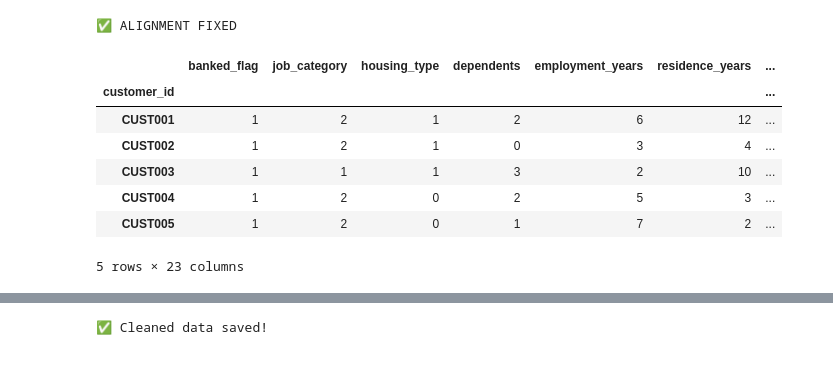
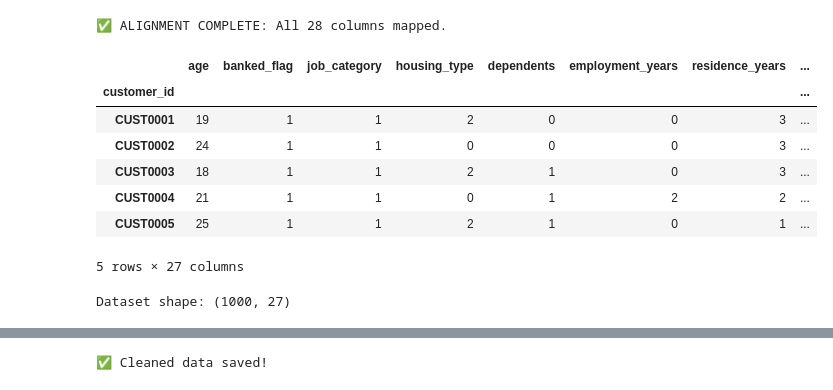
Before and after one commit to sourav689/AI-Credit-Scoring-System, a Jupyter notebook: notebooks/credit_scoring.ipynb, the cells around one changed output, grey strips where cells are left out. Drawn from its saved outputs; the diff is of its cells as text; code cells hidden in the pictures.

```diff
--- a/notebooks/credit_scoring.ipynb
+++ b/notebooks/credit_scoring.ipynb
@@ -1,49 +1,47 @@
 # %%
 import pandas as pd
 from sklearn.preprocessing import LabelEncoder
 
 try:
     df = pd.read_csv('../data/raw/credit_risk_dataset_v1.csv')
 
-    # 1. FIX THE NAMES: Mapping names to the actual content seen in your screenshot
-    # Column 0: customer_id
-    # Column 1: banked_flag
-    # Column 2: job_category
-    # Column 3: housing_type (this is where 'own', 'free' are)
-
+    # Updated mapping with all 28 columns (added: age, purpose)
     df.columns = [
-        'customer_id', 'banked_flag', 'job_category', 'housing_type', 'dependents',
+        'customer_id', 'age', 'banked_flag', 'job_category', 'housing_type', 'dependents',
         'employment_years', 'residence_years', 'loan_amount', 'duration_months',
         'interest_rate', 'existing_monthly_obligation', 'average_monthly_inflow',
         'average_monthly_outflow', 'emi', 'net_monthly_surplus', 'emi_coverage_ratio',
         'loan_to_income_ratio', 'existing_obligation_ratio', 'dependent_ratio',
         'employment_stability_score', 'income_variance_index', 'residence_stability_score',
-        'digital_behavior_score', 'credit_risk'
+        'digital_behavior_score', 'location_type', 'digital_risk_score', 'purpose', 'credit_risk'
     ]
 
-    # 2. ENCODE THE CORRECT COLUMN
+    # 1. ENCODE CATEGORICAL DATA
     le = LabelEncoder()
     df['housing_type'] = le.fit_transform(df['housing_type'].astype(str))
+    df['location_type'] = le.fit_transform(df['location_type'].astype(str))
 
-    # 3. CLEANUP
+    # 2. CLEANUP & TYPE CASTING
     df.set_index('customer_id', inplace=True)
     df = df.apply(pd.to_numeric, errors='coerce').fillna(0)
 
-    print("✅ ALIGNMENT FIXED")
+    print("✅ ALIGNMENT COMPLETE: All 28 columns mapped.")
     display(df.head())
+    print(f"Dataset shape: {df.shape}")
 
 except Exception as e:
     print(f"❌ Error: {e}")
 # %% [output]
-✅ ALIGNMENT FIXED
+✅ ALIGNMENT COMPLETE: All 28 columns mapped.
-|  | banked_flag | job_category | housing_type | dependents | employment_years | residence_years | ... |
-| customer_id |  |  |  |  |  |  | ... |
-| CUST001 | 1 | 2 | 1 | 2 | 6 | 12 | ... |
-| CUST002 | 1 | 2 | 1 | 0 | 3 | 4 | ... |
-| CUST003 | 1 | 1 | 1 | 3 | 2 | 10 | ... |
-| CUST004 | 1 | 2 | 0 | 2 | 5 | 3 | ... |
-| CUST005 | 1 | 2 | 0 | 1 | 7 | 2 | ... |
+|  | age | banked_flag | job_category | housing_type | dependents | employment_years | residence_years | ... |
+| customer_id |  |  |  |  |  |  |  | ... |
+| CUST0001 | 19 | 1 | 1 | 2 | 0 | 0 | 3 | ... |
+| CUST0002 | 24 | 1 | 1 | 0 | 0 | 0 | 3 | ... |
+| CUST0003 | 18 | 1 | 1 | 2 | 1 | 0 | 3 | ... |
+| CUST0004 | 21 | 1 | 1 | 0 | 1 | 2 | 2 | ... |
+| CUST0005 | 25 | 1 | 1 | 2 | 1 | 0 | 1 | ... |
-5 rows × 23 columns
+5 rows × 27 columns
+Dataset shape: (1000, 27)
 # %%
 import matplotlib.pyplot as plt
 import seaborn as sns
```
Also changed, not shown: parts of 2 cells of this notebook, 17 other files.
